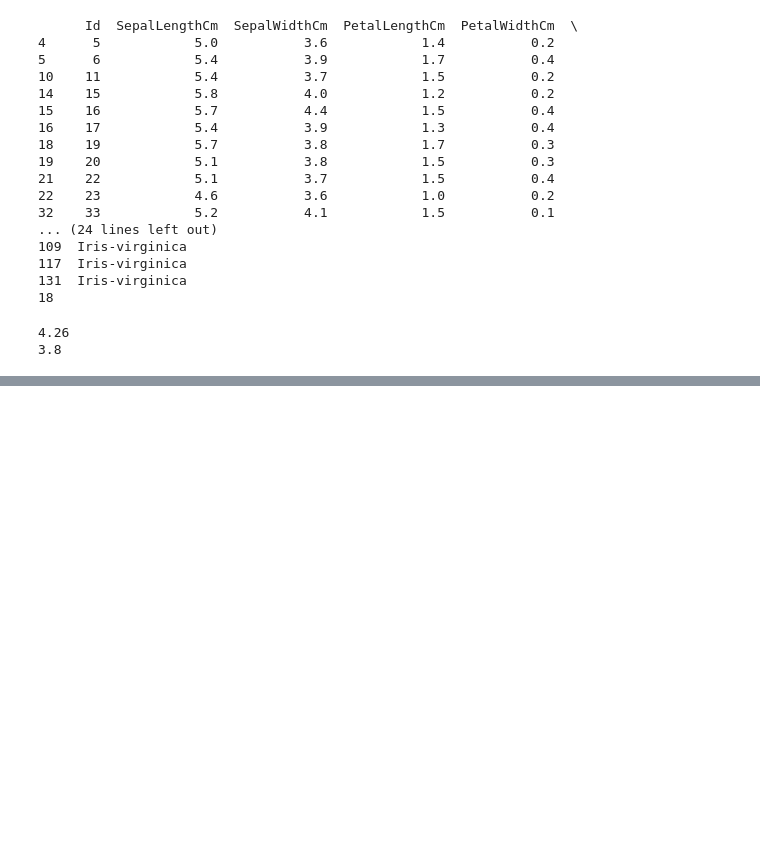
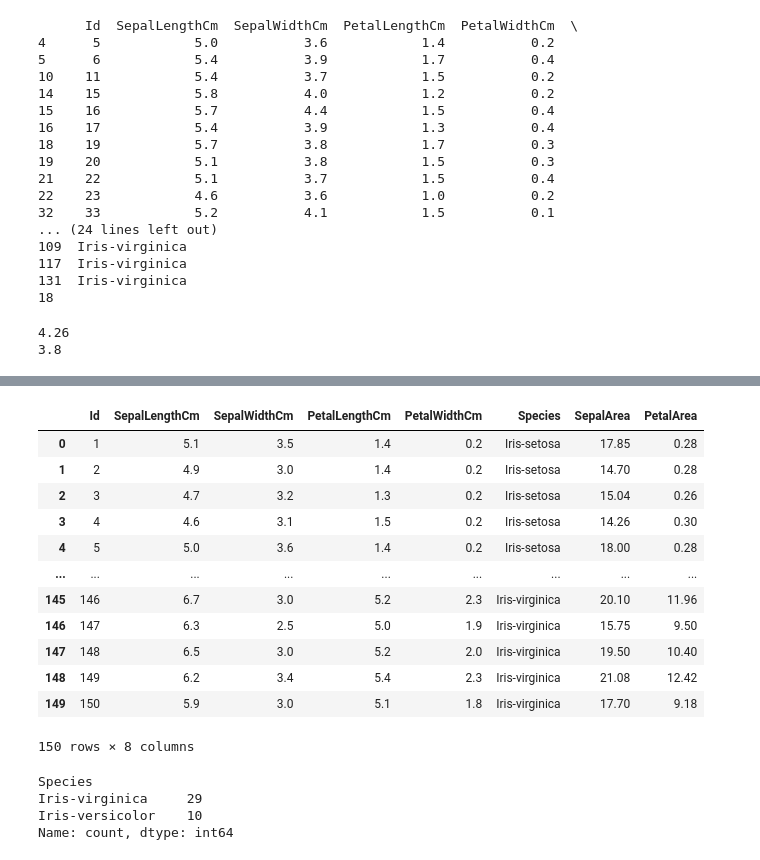
Before and after one commit to BeomJinPNU/202006136, a Jupyter notebook: 250523.ipynb, the cells around one changed output, grey strips where cells are left out. Drawn from its saved outputs; the diff is of its cells as text; code cells hidden in the pictures; blank space fills up the shorter version.

```diff
--- a/250523.ipynb
+++ b/250523.ipynb
@@ -208,0 +331,35 @@ plt.show()
+# %%
+iris_df_area = df.copy()
+# 꽃받침 면적 계산
+iris_df_area['SepalArea'] = iris_df_area['SepalLengthCm'] * iris_df_area['SepalWidthCm']
+# 꽃잎 면적 계산
+iris_df_area['PetalArea'] = iris_df_area['PetalLengthCm'] * iris_df_area['PetalWidthCm']
+# %%
+iris_df_area
+# %% [output]
+|  | Id | SepalLengthCm | SepalWidthCm | PetalLengthCm | PetalWidthCm | Species | SepalArea | PetalArea |
+| 0 | 1 | 5.1 | 3.5 | 1.4 | 0.2 | Iris-setosa | 17.85 | 0.28 |
+| 1 | 2 | 4.9 | 3.0 | 1.4 | 0.2 | Iris-setosa | 14.70 | 0.28 |
+| 2 | 3 | 4.7 | 3.2 | 1.3 | 0.2 | Iris-setosa | 15.04 | 0.26 |
+| 3 | 4 | 4.6 | 3.1 | 1.5 | 0.2 | Iris-setosa | 14.26 | 0.30 |
+| 4 | 5 | 5.0 | 3.6 | 1.4 | 0.2 | Iris-setosa | 18.00 | 0.28 |
+| ... | ... | ... | ... | ... | ... | ... | ... | ... |
+| 145 | 146 | 6.7 | 3.0 | 5.2 | 2.3 | Iris-virginica | 20.10 | 11.96 |
+| 146 | 147 | 6.3 | 2.5 | 5.0 | 1.9 | Iris-virginica | 15.75 | 9.50 |
+| 147 | 148 | 6.5 | 3.0 | 5.2 | 2.0 | Iris-virginica | 19.50 | 10.40 |
+| 148 | 149 | 6.2 | 3.4 | 5.4 | 2.3 | Iris-virginica | 21.08 | 12.42 |
+| 149 | 150 | 5.9 | 3.0 | 5.1 | 1.8 | Iris-virginica | 17.70 | 9.18 |
+150 rows × 8 columns
+# %%
+# 문제 16: 데이터 필터링
+# 꽃받침 너비가 3.0 이상이고 꽃잎 너비가 1.5 이상인 데이터를 찾아보세요
+# 그 데이터들은 주로 어떤 종류인가요?
+data3 = df[(df['SepalWidthCm'] >= 3.0) & (df['PetalWidthCm'] >= 1.5)]
+# 다시 종 별로 밸류카운트
+filtered_species_counts = data3['Species'].value_counts()
+print(filtered_species_counts)
+# %% [output]
+Species
+Iris-virginica     29
+Iris-versicolor    10
+Name: count, dtype: int64
```
Also changed, not shown: parts of 11 cells of this notebook.
